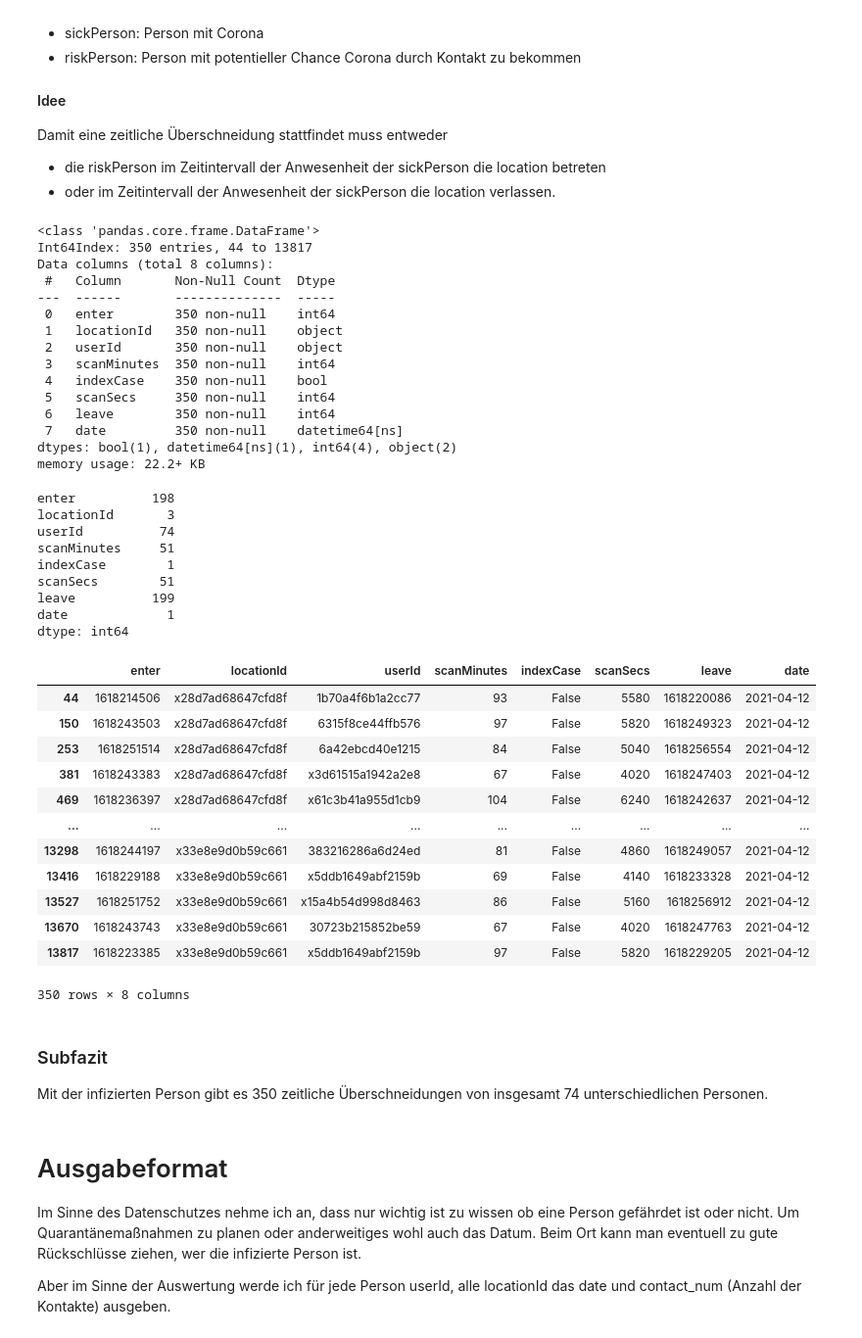
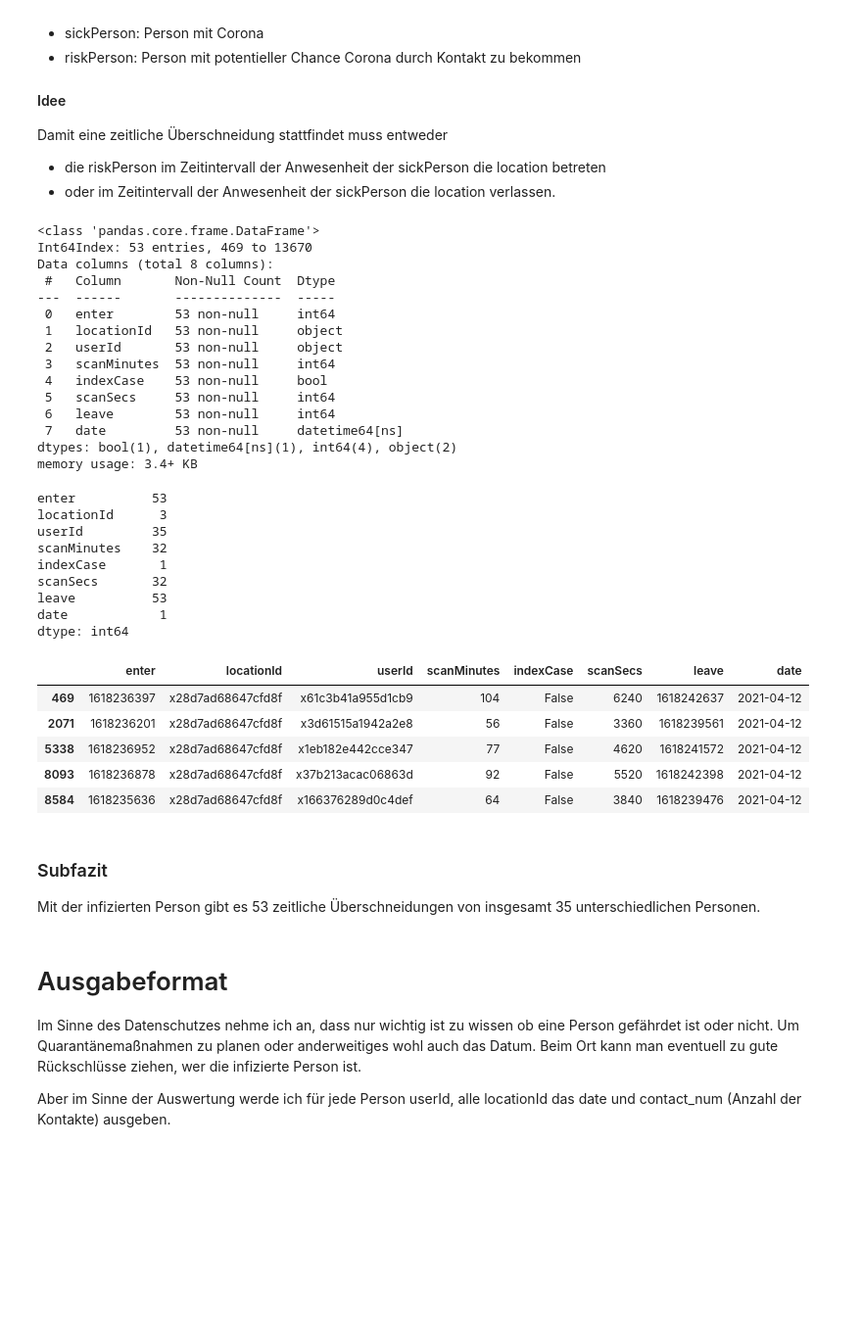
Before and after one commit to pmc290630/LW_A, a Jupyter notebook: LA.ipynb, the cells around one changed output. Shown at 98% size. Cells and saved outputs as stored; diff of their text form; code cells hidden in the pictures; blank space fills up the shorter version.

```diff
--- a/LA.ipynb
+++ b/LA.ipynb
@@ -178,7 +159,7 @@ for enter, leave, locationId in zip(df_sick.enter, df_sick.leave, df_sick.locati
     #riskperson kommt im Riskinterval
     #riskperson geht im Riskinterval
 
-    df_part = df0[((df0["enter"]>= enter) | (df0["leave"]<= leave)) & (df0["locationId"] == locationId)]
+    df_part = df0[( (((df0["enter"]>= enter) & (df0["enter"] <= leave )) | ((df0["leave"]<= leave) & (df0["leave"] >= enter))) & (df0["locationId"] == locationId))]
     #df_part = df0[(df0["locationId"] == locationId )]
 
     df_riskpeople = pd.concat([df_riskpeople, df_part], axis=0)
@@ -186,52 +167,45 @@ for enter, leave, locationId in zip(df_sick.enter, df_sick.leave, df_sick.locati
 df_riskpeople.info()
 # %% [output]
 <class 'pandas.core.frame.DataFrame'>
-Int64Index: 350 entries, 44 to 13817
+Int64Index: 53 entries, 469 to 13670
 Data columns (total 8 columns):
  #   Column       Non-Null Count  Dtype
 ---  ------       --------------  -----
- 0   enter        350 non-null    int64
- 1   locationId   350 non-null    object
- 2   userId       350 non-null    object
- 3   scanMinutes  350 non-null    int64
- 4   indexCase    350 non-null    bool
- 5   scanSecs     350 non-null    int64
- 6   leave        350 non-null    int64
- 7   date         350 non-null    datetime64[ns]
+ 0   enter        53 non-null     int64
+ 1   locationId   53 non-null     object
+ 2   userId       53 non-null     object
+ 3   scanMinutes  53 non-null     int64
+ 4   indexCase    53 non-null     bool
+ 5   scanSecs     53 non-null     int64
+ 6   leave        53 non-null     int64
+ 7   date         53 non-null     datetime64[ns]
 dtypes: bool(1), datetime64[ns](1), int64(4), object(2)
-memory usage: 22.2+ KB
+memory usage: 3.4+ KB
 # %%
 df_riskpeople.nunique()
 # %% [output]
-enter          198
-locationId       3
-userId          74
-scanMinutes     51
-indexCase        1
-scanSecs        51
-leave          199
-date             1
+enter          53
+locationId      3
+userId         35
+scanMinutes    32
+indexCase       1
+scanSecs       32
+leave          53
+date            1
 dtype: int64
 # %%
-df_riskpeople
+df_riskpeople.head()
 # %% [output]
 |  | enter | locationId | userId | scanMinutes | indexCase | scanSecs | leave | date |
-| 44 | 1618214506 | x28d7ad68647cfd8f | 1b70a4f6b1a2cc77 | 93 | False | 5580 | 1618220086 | 2021-04-12 |
-| 150 | 1618243503 | x28d7ad68647cfd8f | 6315f8ce44ffb576 | 97 | False | 5820 | 1618249323 | 2021-04-12 |
-| 253 | 1618251514 | x28d7ad68647cfd8f | 6a42ebcd40e1215 | 84 | False | 5040 | 1618256554 | 2021-04-12 |
-| 381 | 1618243383 | x28d7ad68647cfd8f | x3d61515a1942a2e8 | 67 | False | 4020 | 1618247403 | 2021-04-12 |
 | 469 | 1618236397 | x28d7ad68647cfd8f | x61c3b41a955d1cb9 | 104 | False | 6240 | 1618242637 | 2021-04-12 |
-| ... | ... | ... | ... | ... | ... | ... | ... | ... |
-| 13298 | 1618244197 | x33e8e9d0b59c661 | 383216286a6d24ed | 81 | False | 4860 | 1618249057 | 2021-04-12 |
-| 13416 | 1618229188 | x33e8e9d0b59c661 | x5ddb1649abf2159b | 69 | False | 4140 | 1618233328 | 2021-04-12 |
-| 13527 | 1618251752 | x33e8e9d0b59c661 | x15a4b54d998d8463 | 86 | False | 5160 | 1618256912 | 2021-04-12 |
-| 13670 | 1618243743 | x33e8e9d0b59c661 | 30723b215852be59 | 67 | False | 4020 | 1618247763 | 2021-04-12 |
-| 13817 | 1618223385 | x33e8e9d0b59c661 | x5ddb1649abf2159b | 97 | False | 5820 | 1618229205 | 2021-04-12 |
+| 2071 | 1618236201 | x28d7ad68647cfd8f | x3d61515a1942a2e8 | 56 | False | 3360 | 1618239561 | 2021-04-12 |
+| 5338 | 1618236952 | x28d7ad68647cfd8f | x1eb182e442cce347 | 77 | False | 4620 | 1618241572 | 2021-04-12 |
+| 8093 | 1618236878 | x28d7ad68647cfd8f | x37b213acac06863d | 92 | False | 5520 | 1618242398 | 2021-04-12 |
+| 8584 | 1618235636 | x28d7ad68647cfd8f | x166376289d0c4def | 64 | False | 3840 | 1618239476 | 2021-04-12 |
-350 rows × 8 columns
 # %% [markdown]
 ### Subfazit
 
-Mit der infizierten Person gibt es 350 zeitliche Überschneidungen von insgesamt 74 unterschiedlichen Personen.
+Mit der infizierten Person gibt es 53 zeitliche Überschneidungen von insgesamt 35 unterschiedlichen Personen.
 # %% [markdown]
 # Ausgabeformat
 
```
Also changed, not shown: parts of 11 cells of this notebook.
